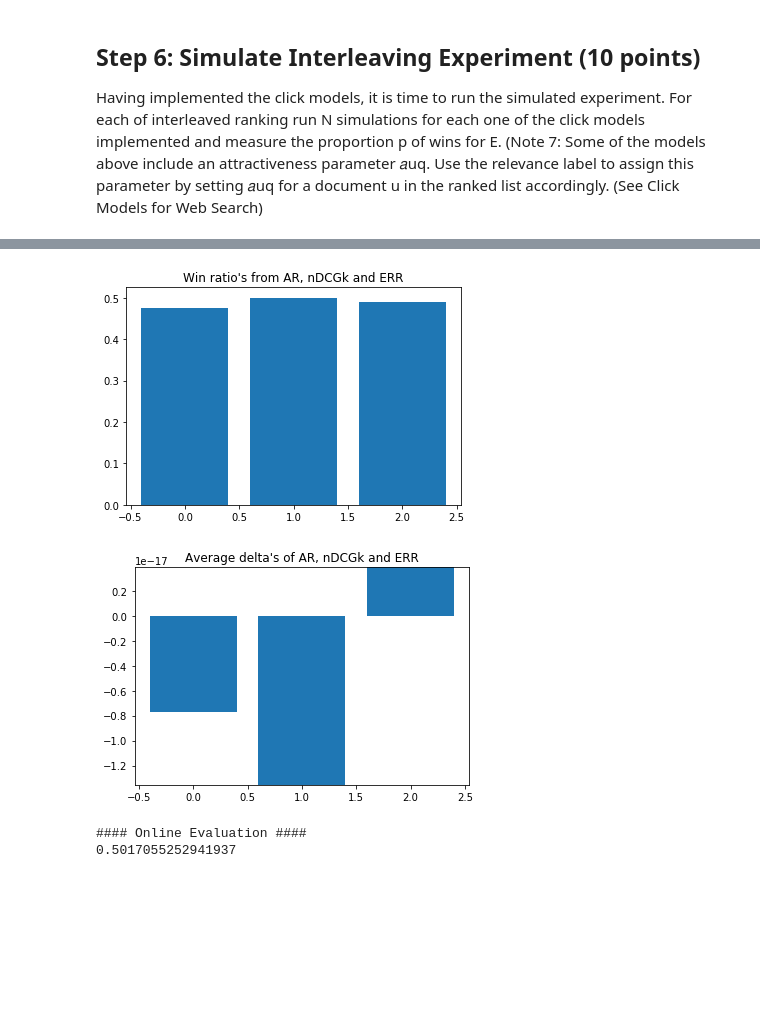
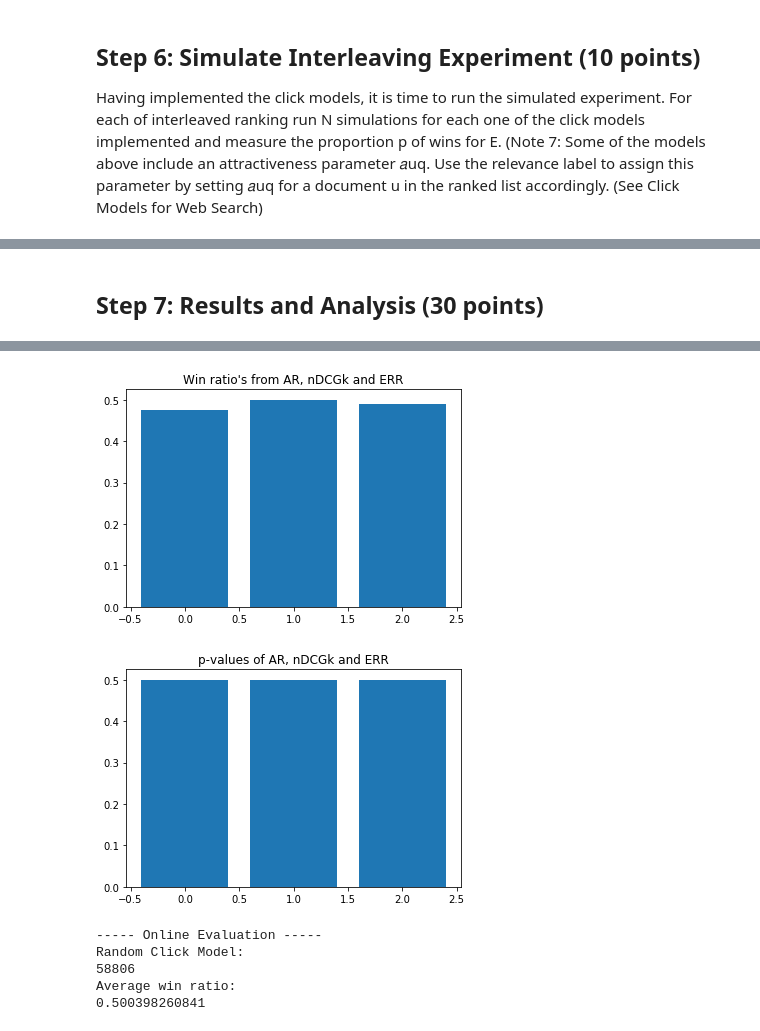
Before and after one commit to davidstap/IR1, a Jupyter notebook: step7.ipynb, the cells around one changed output, grey strips where cells are left out. Cells and saved outputs as stored; diff of their text form; code cells hidden in the pictures; blank space fills up the shorter version.

```diff
--- a/step7.ipynb
+++ b/step7.ipynb
@@ -42,11 +46,12 @@ def generate_ranking_pairs(grades, rank_len):
         equal rankings
 
     Args:
-        grades (list): Possible grades in ranking.
+        grades (list): Possible relevance labels in ranking.
         rank_len (int): Length of ranking pairs.
 
     Returns:
         generator: All possible ranking pairs.
+
     """
 
     # generate all possible rankings
@@ -58,9 +63,9 @@ def generate_ranking_pairs(grades, rank_len):
 
     return pairs
 
-grades = ['HR', 'R', 'N']
+relevance_labels = ['HR', 'R', 'N']
 rank_len = 5
 
-ranking_pairs = list(generate_ranking_pairs(grades, rank_len))
-print('Number of possible ranking pairs: ', len(ranking_pairs))
+ranking_pairs = list(generate_ranking_pairs(relevance_labels, rank_len))
+print('Total number of possible ranking pairs: ', len(ranking_pairs))
 # %% [output]
@@ -532,3 +548,5 @@ Report and ground your conclusions.
+# %% [markdown]
+## Step 7: Results and Analysis (30 points)
 # %%
 import numpy as np
 import scipy.stats as stats
@@ -547,33 +565,45 @@ for P, E in ranked_pairs:
     delta_nDCGk.append(delta_measure(P,E,'nDCGk'))
     delta_ERR.append(delta_measure(P,E,'ERR'))
 
-# Compute win ratio's per evaluation metric
-# delta_AP = np.array([x for x in delta_AP if x > 0])
-# delta_nDCGk = np.array([x for x in delta_nDCGk if x > 0])
-# delta_ERR = np.array([x for x in delta_ERR if x > 0])
-# n = len(ranked_pairs)
-# win_ratio_AP = len(delta_AP)/n
-# win_ratio_nDCGk = len(delta_nDCGk)/n
-# win_ratio_ERR = len(delta_ERR)/n
+# Compute win ratio's per offline evaluation metric
+delta_AP_w = np.array([x for x in delta_AP if x > 0])
+delta_nDCGk_w = np.array([x for x in delta_nDCGk if x > 0])
+delta_ERR_w = np.array([x for x in delta_ERR if x > 0])
+n = len(ranked_pairs)
+win_ratio_AP = len(delta_AP_w)/len(delta_AP)
+win_ratio_nDCGk = len(delta_nDCGk_w)/len(delta_nDCGk)
+win_ratio_ERR = len(delta_ERR_w)/len(delta_ERR)
 
 # Perform statistical tests on offline evaluations
 # The Null Hypothesis is that P and E perform the same:
 # their test statistic values are identically distributed.
 # Three different test statistics will be used (AP, nDCGk and ERR).
-
 t_AP = np.mean(delta_AP)/(np.std(delta_AP)/len(delta_AP))
 p_AP = 1 - stats.norm(0,1).cdf(t_AP)
-print(p_AP)
+print('----- Offline Evaluation -----')
+print('Average Precision:')
+print('- p-value: {} (Computed over deltas)'.format(p_AP))
+print('- Win ratio: {} (Ratio E has a higher AP than P)\n'.format(win_ratio_AP))
 
+t_nDCGk = np.mean(delta_nDCGk)/(np.std(delta_nDCGk)/len(delta_nDCGk))
+p_nDCGk = 1 - stats.norm(0,1).cdf(t_nDCGk)
+print('nDCGk:')
+print('- p-value: {} (Computed over deltas)'.format(p_nDCGk))
+print('- Win ratio: {} (Ratio E has a higher nDCGk than P)\n'.format(win_ratio_nDCGk))
+
+t_ERR = np.mean(delta_ERR)/(np.std(delta_ERR)/len(delta_ERR))
+p_ERR = 1 - stats.norm(0,1).cdf(t_ERR)
+print('ERR:')
+print('- p-value: {} (Computed over deltas)'.format(p_ERR))
+print('- Win ratio: {} (Ratio E has a higher ERR than P)'.format(win_ratio_ERR))
 
 # Plot win ratio's and average deltas
-print('#'*4, 'Offline Evaluation', '#'*4)
 plt.bar([0,1,2],[win_ratio_AP, win_ratio_ERR, win_ratio_nDCGk])
 plt.title('Win ratio\'s from AR, nDCGk and ERR')
 plt.show()
 
-plt.bar([0,1,2],[np.mean(delta_AP), np.mean(delta_nDCGk), np.mean(delta_ERR)])
-plt.title('Average delta\'s of AR, nDCGk and ERR')
+plt.bar([0,1,2],[p_AP, p_nDCGk, p_ERR])
+plt.title('p-values of AR, nDCGk and ERR')
 plt.show()
 
 
@@ -581,13 +611,15 @@ plt.show()
 # Run online experiments using team draft interleaving and
 # three different click models.
 N = 10
-click_log_path = 'YandexRelPredChallenge.txt'
 click_model = RandomClickModel(click_log_path)
 
 # Compute win ratio of algorithm E (1) over P (0)
-win_ratio = simulate_experiment(ranked_pairs, N, click_model)
+win_ratios_RCM = simulate_experiment(ranked_pairs, N, SdcmClickModel())
+win_ratios_SDCM = simulate_experiment(ranked_pairs, N, RandomClickModel())
 
-print('#'*4, 'Online Evaluation', '#'*4)
-
-print(win_ratio)
+print('-'*5, 'Online Evaluation', '-'*5)
+print('Random Click Model:')
+print(len(win_ratios_RCM))
+print('Average win ratio:'.format(np.mean(np.array(win_ratios_RCM))))
+print(np.mean(np.array(win_ratios_RCM)))
 # %% [output]
@@ -596,4 +638,7 @@ print(win_ratio)
 [figure]
-[figure, old version]
+[figure, new version]
-#### Online Evaluation ####
-0.5017055252941937
+----- Online Evaluation -----
+Random Click Model:
+58806
+Average win ratio:
+0.500398260841
```
Also changed, not shown: parts of 19 cells of this notebook, 1 other file.
